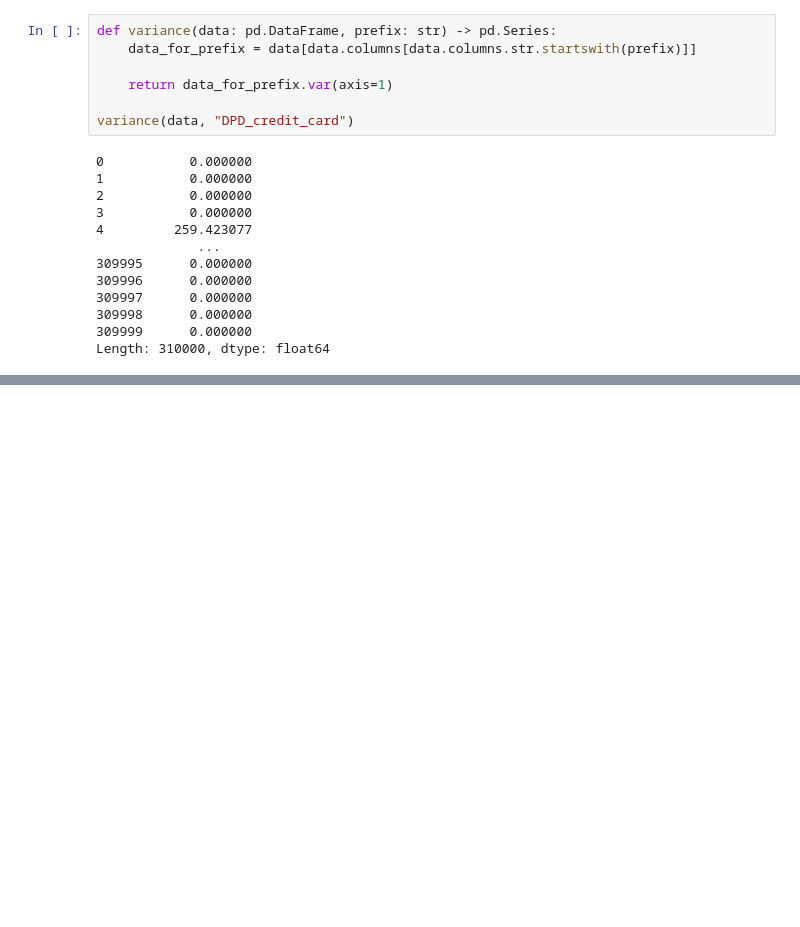
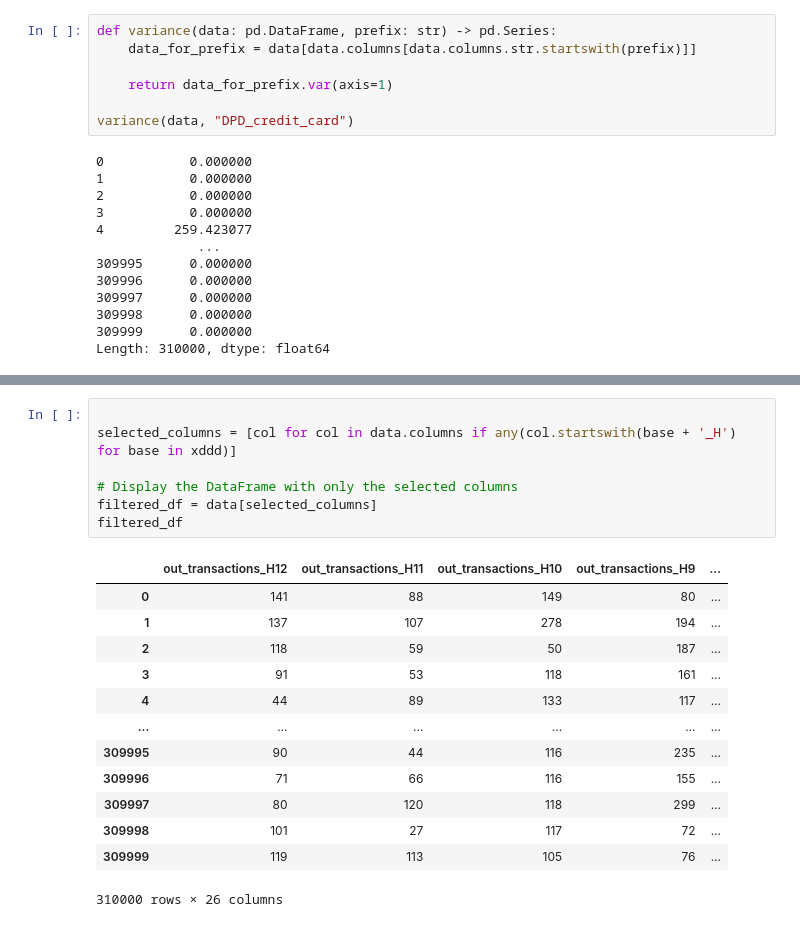
Before and after one commit to JMaskiewicz/FinBoys_ing, a Jupyter notebook: utils/wiktor_notebook.ipynb, the cells around one changed output, grey strips where cells are left out. Saved outputs shown, nothing was run; the diff lists cells and outputs as text; blank space fills up the shorter version.

```diff
--- a/utils/wiktor_notebook.ipynb
+++ b/utils/wiktor_notebook.ipynb
@@ -275,0 +334,21 @@ Length: 310000, dtype: float64
+# %%
+
+selected_columns = [col for col in data.columns if any(col.startswith(base + '_H') for base in xddd)]
+
+# Display the DataFrame with only the selected columns
+filtered_df = data[selected_columns]
+filtered_df
+# %% [output]
+|  | out_transactions_H12 | out_transactions_H11 | out_transactions_H10 | out_transactions_H9 | ... |
+| 0 | 141 | 88 | 149 | 80 | ... |
+| 1 | 137 | 107 | 278 | 194 | ... |
+| 2 | 118 | 59 | 50 | 187 | ... |
+| 3 | 91 | 53 | 118 | 161 | ... |
+| 4 | 44 | 89 | 133 | 117 | ... |
+| ... | ... | ... | ... | ... | ... |
+| 309995 | 90 | 44 | 116 | 235 | ... |
+| 309996 | 71 | 66 | 116 | 155 | ... |
+| 309997 | 80 | 120 | 118 | 299 | ... |
+| 309998 | 101 | 27 | 117 | 72 | ... |
+| 309999 | 119 | 113 | 105 | 76 | ... |
+310000 rows × 26 columns
```
Also changed, not shown: parts of 7 cells of this notebook.
